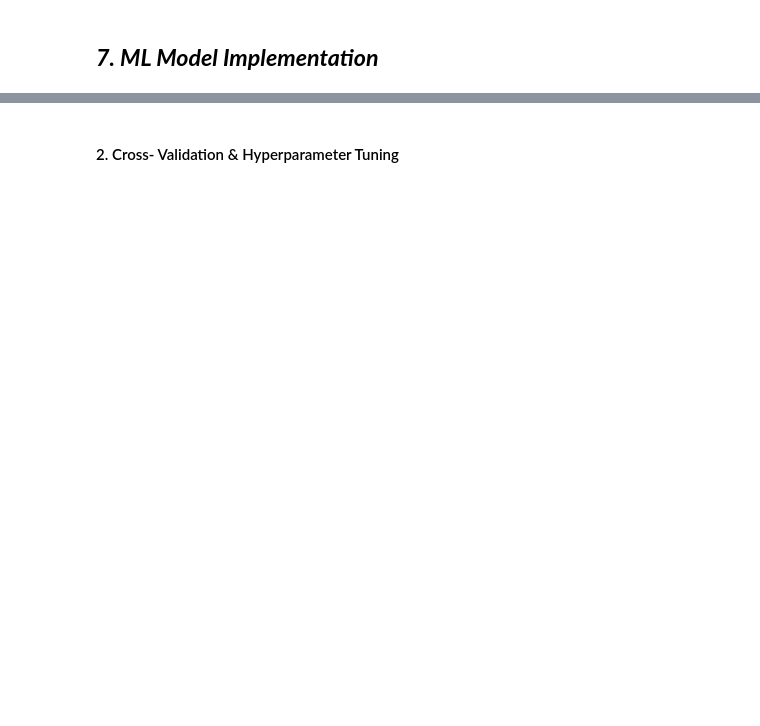
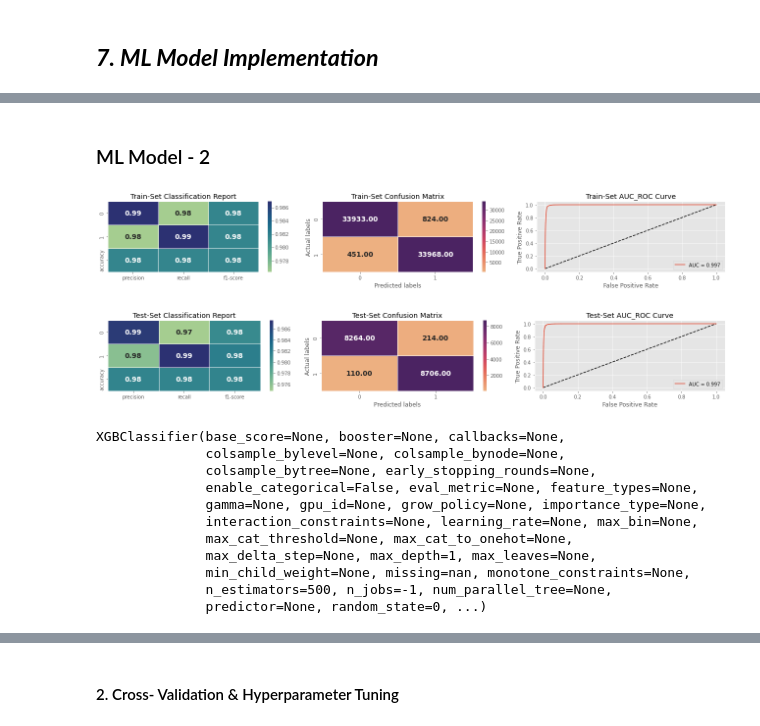
Before and after one commit to Shahrukh2016/Lead_Score_Prediction, a Jupyter notebook: UniAcco_Project.ipynb, the cells around one changed output, grey strips where cells are left out. Saved outputs shown, nothing was run; the diff lists cells and outputs as text; code cells hidden in the pictures; blank space fills up the shorter version.

```diff
--- a/UniAcco_Project.ipynb
+++ b/UniAcco_Project.ipynb
@@ -746,0 +876,25 @@ Answer Here.
+# %% [markdown]
+### ML Model - 2
+# %%
+# Importing RandomForestClassifier
+from xgboost import XGBClassifier
+
+# Fitting XGBClassifier Model
+XGB_classifier = XGBClassifier(n_estimators=500,max_depth=1,n_jobs=-1,random_state=0)
+
+# Analysing the model and Visualizing evaluation Metric Score chart
+analyse_model(XGB_classifier, x_smote_train, x_smote_test, y_smote_train, y_smote_test)
+# %% [output]
+[figure, added]
+[figure, added]
+XGBClassifier(base_score=None, booster=None, callbacks=None,
+              colsample_bylevel=None, colsample_bynode=None,
+              colsample_bytree=None, early_stopping_rounds=None,
+              enable_categorical=False, eval_metric=None, feature_types=None,
+              gamma=None, gpu_id=None, grow_policy=None, importance_type=None,
+              interaction_constraints=None, learning_rate=None, max_bin=None,
+              max_cat_threshold=None, max_cat_to_onehot=None,
+              max_delta_step=None, max_depth=1, max_leaves=None,
+              min_child_weight=None, missing=nan, monotone_constraints=None,
+              n_estimators=500, n_jobs=-1, num_parallel_tree=None,
+              predictor=None, random_state=0, ...)
```
Also changed, not shown: parts of 295 cells of this notebook.
